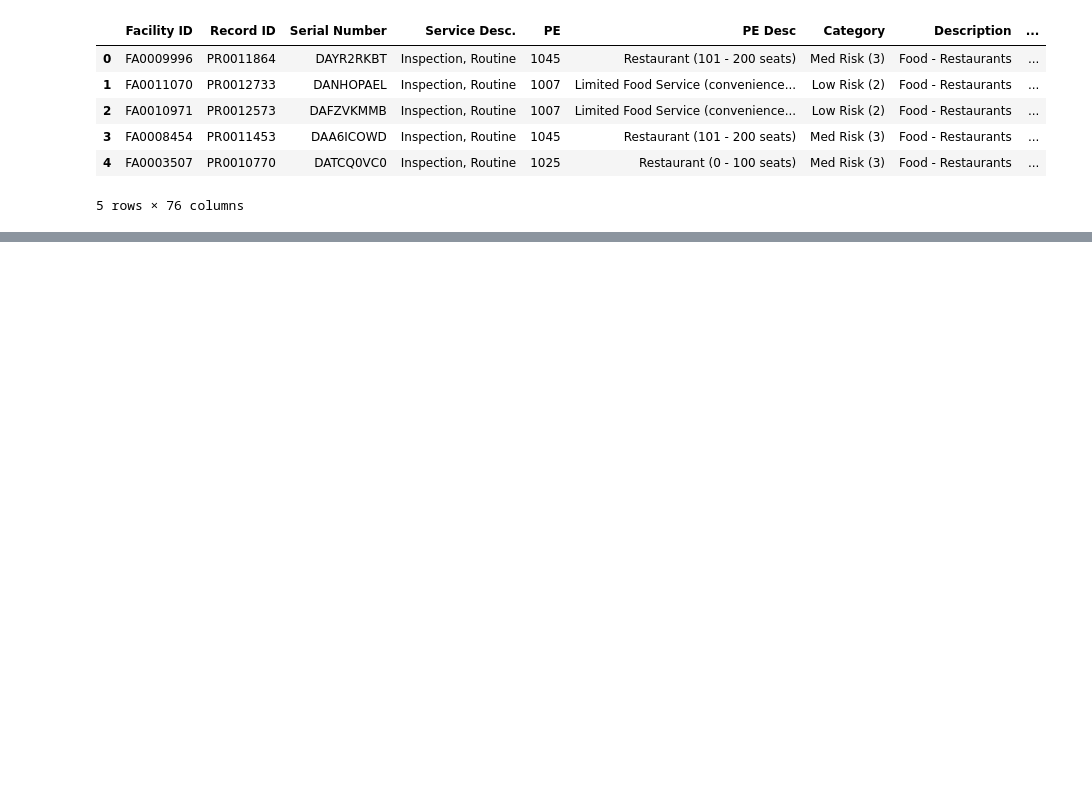
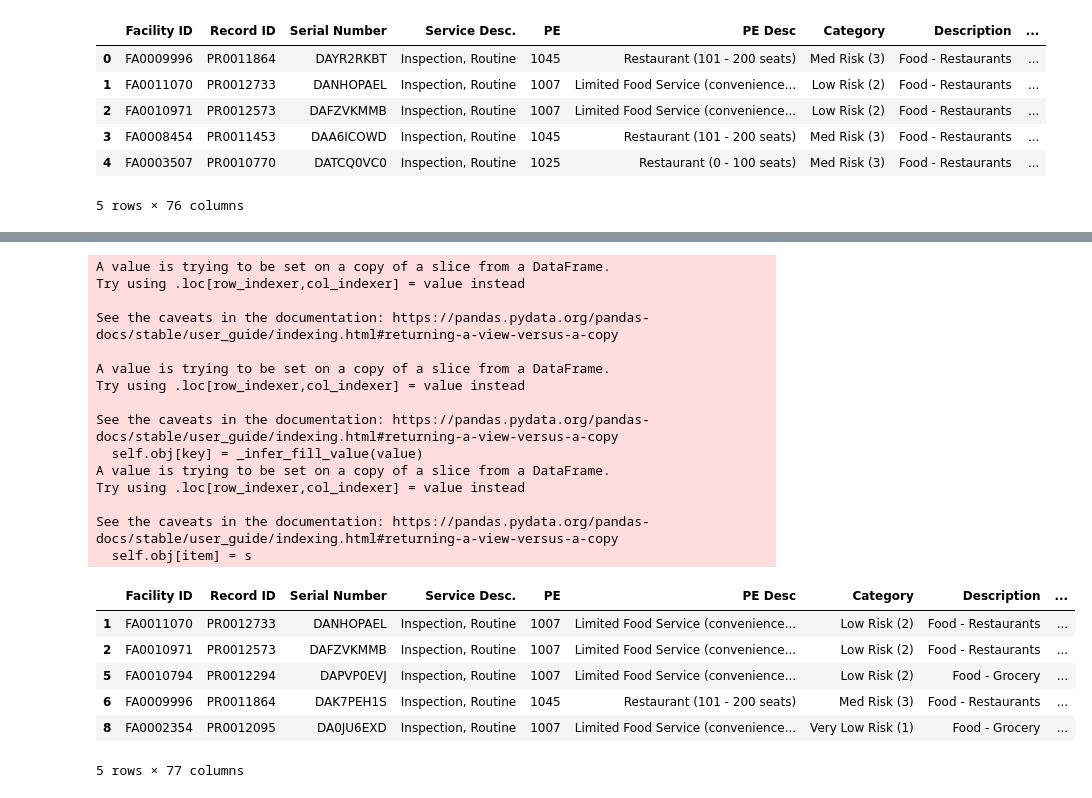
Before and after one commit to Yellowstoner/TriCounty-Restaurant-Inspections, a Jupyter notebook: TriCounty-Restaurant-Inspections.ipynb, the cells around one changed output, grey strips where cells are left out. Cells and saved outputs as stored; diff of their text form; code cells hidden in the pictures; blank space fills up the shorter version.

```diff
--- a/TriCounty-Restaurant-Inspections.ipynb
+++ b/TriCounty-Restaurant-Inspections.ipynb
@@ -26,0 +53,28 @@ df_clean.head()
+# %%
+# Form new columns: totalInfractions & inspScore
+df_clean['Total Violations'] = df_clean['Total Foodborne Illness Risk Violations'] + df_clean['Total Good Retail Practices Violations']
+df_clean.loc[:,'inspScore'] = 56-df_clean['Total Violations']
+df_clean.head()
+# %% [output]
+A value is trying to be set on a copy of a slice from a DataFrame.
+Try using .loc[row_indexer,col_indexer] = value instead
+
+See the caveats in the documentation: https://pandas.pydata.org/pandas-docs/stable/user_guide/indexing.html#returning-a-view-versus-a-copy
+
+A value is trying to be set on a copy of a slice from a DataFrame.
+Try using .loc[row_indexer,col_indexer] = value instead
+
+See the caveats in the documentation: https://pandas.pydata.org/pandas-docs/stable/user_guide/indexing.html#returning-a-view-versus-a-copy
+  self.obj[key] = _infer_fill_value(value)
+A value is trying to be set on a copy of a slice from a DataFrame.
+Try using .loc[row_indexer,col_indexer] = value instead
+
+See the caveats in the documentation: https://pandas.pydata.org/pandas-docs/stable/user_guide/indexing.html#returning-a-view-versus-a-copy
+  self.obj[item] = s
+|  | Facility ID | Record ID | Serial Number | Service Desc. | PE | PE Desc | Category | Description | ... |
+| 1 | FA0011070 | PR0012733 | DANHOPAEL | Inspection, Routine | 1007 | Limited Food Service (convenience... | Low Risk (2) | Food - Restaurants | ... |
+| 2 | FA0010971 | PR0012573 | DAFZVKMMB | Inspection, Routine | 1007 | Limited Food Service (convenience... | Low Risk (2) | Food - Restaurants | ... |
+| 5 | FA0010794 | PR0012294 | DAPVP0EVJ | Inspection, Routine | 1007 | Limited Food Service (convenience... | Low Risk (2) | Food - Grocery | ... |
+| 6 | FA0009996 | PR0011864 | DAK7PEH1S | Inspection, Routine | 1045 | Restaurant (101 - 200 seats) | Med Risk (3) | Food - Restaurants | ... |
+| 8 | FA0002354 | PR0012095 | DA0JU6EXD | Inspection, Routine | 1007 | Limited Food Service (convenience... | Very Low Risk (1) | Food - Grocery | ... |
+5 rows × 77 columns
```
Also changed, not shown: parts of 20 cells of this notebook.
